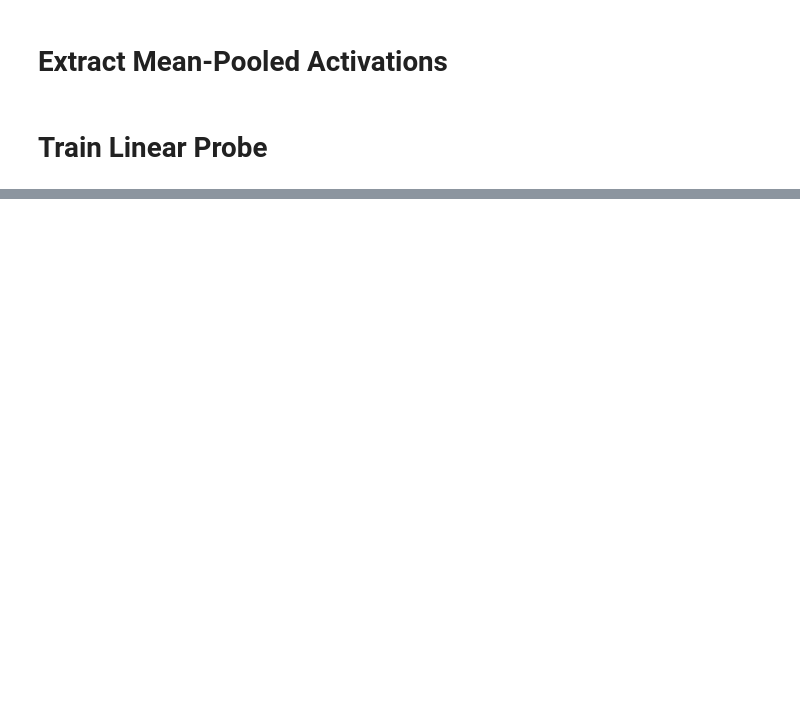
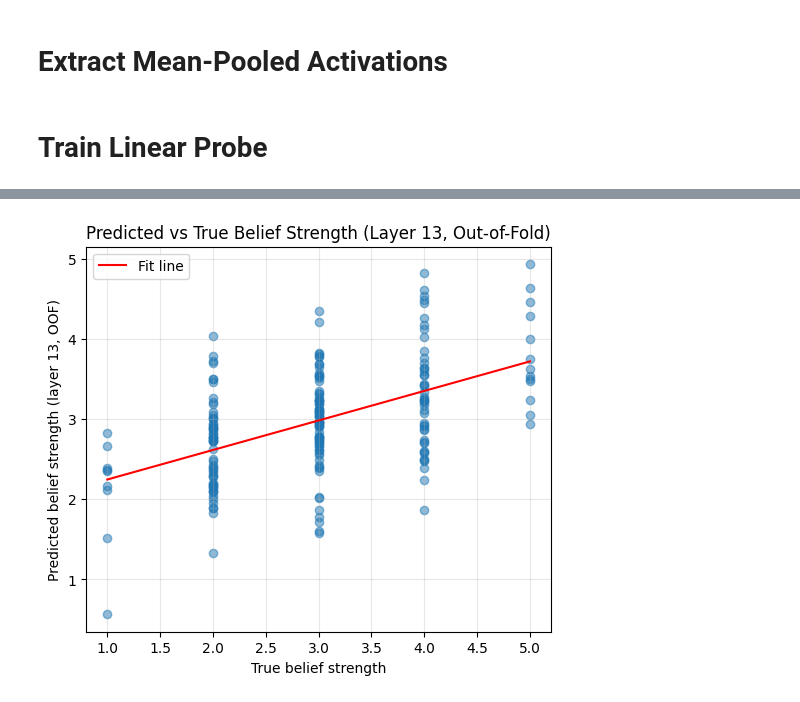
Before and after one commit to froge159/belief-project-sef, a Jupyter notebook: phase3.ipynb, the cells around one changed output, grey strips where cells are left out. Drawn from its saved outputs; the diff is of its cells as text; code cells hidden in the pictures; blank space fills up the shorter version.

```diff
--- a/phase3.ipynb
+++ b/phase3.ipynb
@@ -87,0 +320,31 @@ mean_pooled = extract_mean_pooled_hidden(dreaddit_prompts)
+# %%
+from sklearn.model_selection import KFold
+from sklearn.linear_model import LinearRegression
+import numpy as np
+import matplotlib.pyplot as plt
+
+# Get out-of-fold predictions for a specific layer
+layer_idx = 13
+X = mean_pooled[:, layer_idx, :].detach().cpu().numpy()
+y = np.array(dreaddit["belief_score"].values, dtype=float)
+kf = KFold(n_splits=5, shuffle=True, random_state=42)
+y_pred_oof = np.zeros_like(y)
+
+for train_idx, test_idx in kf.split(X):
+    model = LinearRegression()
+    model.fit(X[train_idx], y[train_idx])
+    y_pred_oof[test_idx] = model.predict(X[test_idx])
+
+plt.figure(figsize=(6, 5))
+plt.scatter(y, y_pred_oof, alpha=0.5)
+m, b = np.polyfit(y, y_pred_oof, 1)
+xs = np.linspace(y.min(), y.max(), 100)
+plt.plot(xs, m * xs + b, color="red", label="Fit line")
+plt.xlabel("True belief strength")
+plt.ylabel("Predicted belief strength (layer 13, OOF)")
+plt.title("Predicted vs True Belief Strength (Layer 13, Out-of-Fold)")
+plt.legend()
+plt.grid(alpha=0.3)
+plt.show()
+# %% [output]
+[figure, added]
```
Also changed, not shown: parts of 17 cells of this notebook.
